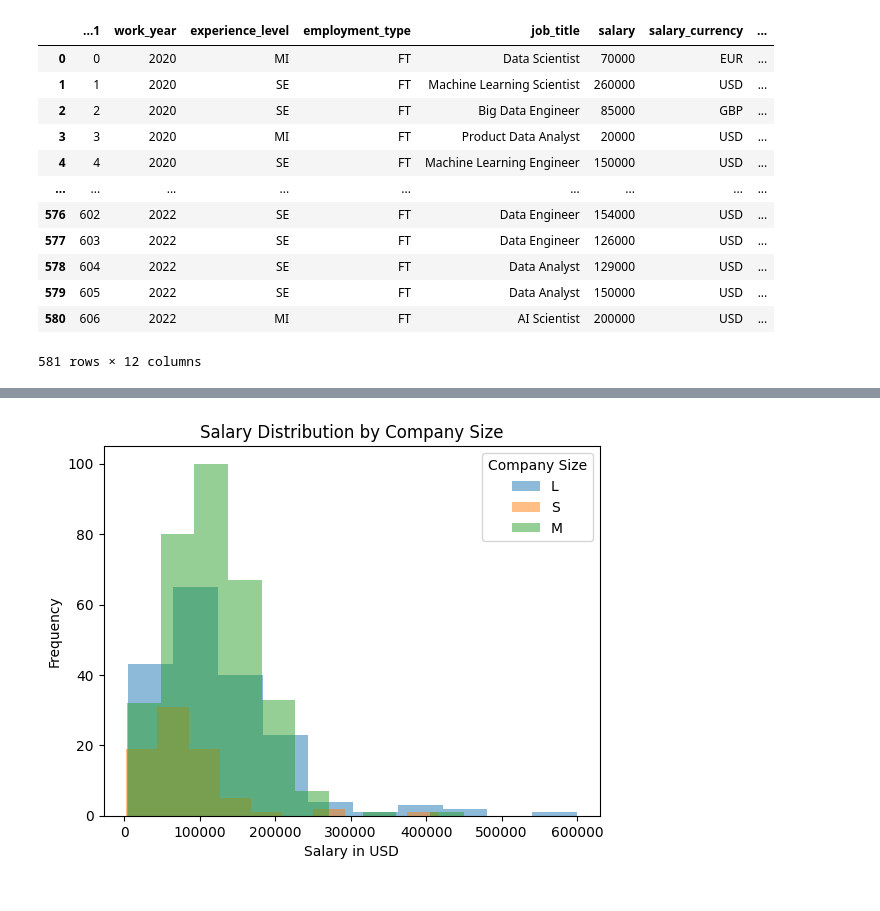
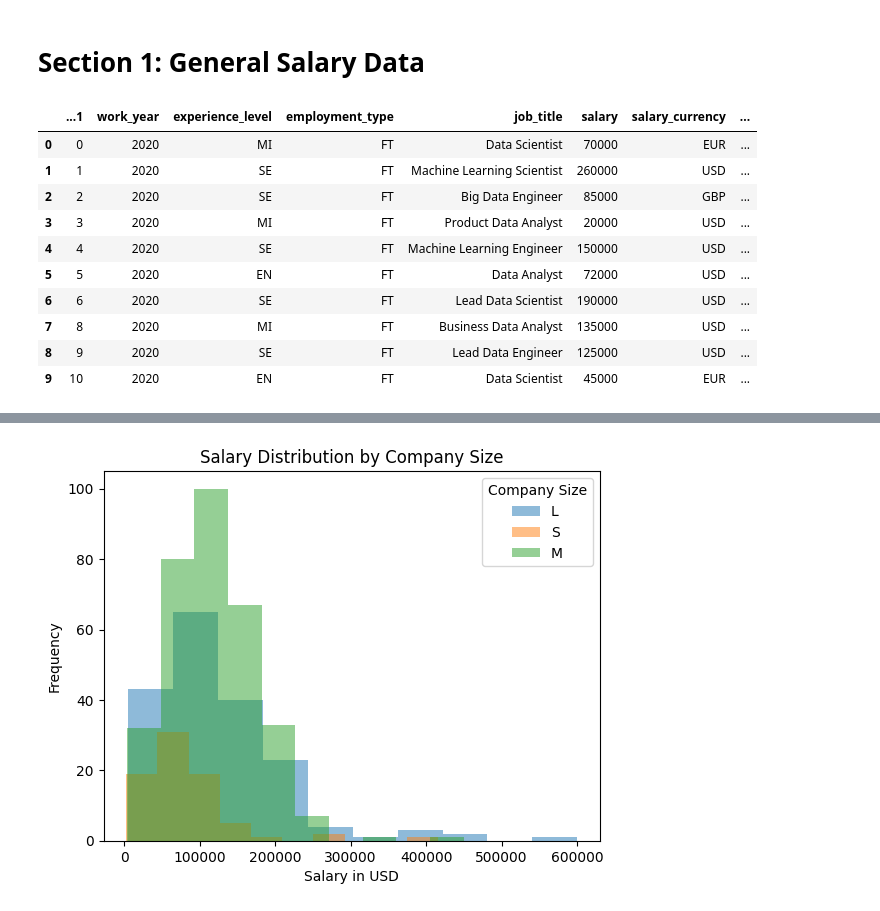
Before and after one commit to krewdreele/stat220labs, a Jupyter notebook: Untitled1.ipynb, the cells around one changed output, grey strips where cells are left out. Saved outputs shown, nothing was run; the diff lists cells and outputs as text; code cells hidden in the pictures.

Commit message:
add general data descriptions

```diff
--- a/Untitled1.ipynb
+++ b/Untitled1.ipynb
@@ -6,19 +8,19 @@ salaries = pd.read_csv("https://richardson.byu.edu/220/ds_salary.csv")
+# %% [markdown]
+# Section 1: General Salary Data
 # %%
-salaries
+salaries.head(10)
 
 #Analyze how data scientist salaries varies in relation to
 #EXPERIENCE (experience_level), COMPANY SIZE (company_size), and JOB (job_title)
 # %% [output]
 |  | ...1 | work_year | experience_level | employment_type | job_title | salary | salary_currency | ... |
 | 0 | 0 | 2020 | MI | FT | Data Scientist | 70000 | EUR | ... |
 | 1 | 1 | 2020 | SE | FT | Machine Learning Scientist | 260000 | USD | ... |
 | 2 | 2 | 2020 | SE | FT | Big Data Engineer | 85000 | GBP | ... |
 | 3 | 3 | 2020 | MI | FT | Product Data Analyst | 20000 | USD | ... |
 | 4 | 4 | 2020 | SE | FT | Machine Learning Engineer | 150000 | USD | ... |
-| ... | ... | ... | ... | ... | ... | ... | ... | ... |
-| 576 | 602 | 2022 | SE | FT | Data Engineer | 154000 | USD | ... |
-| 577 | 603 | 2022 | SE | FT | Data Engineer | 126000 | USD | ... |
-| 578 | 604 | 2022 | SE | FT | Data Analyst | 129000 | USD | ... |
-| 579 | 605 | 2022 | SE | FT | Data Analyst | 150000 | USD | ... |
-| 580 | 606 | 2022 | MI | FT | AI Scientist | 200000 | USD | ... |
+| 5 | 5 | 2020 | EN | FT | Data Analyst | 72000 | USD | ... |
+| 6 | 6 | 2020 | SE | FT | Lead Data Scientist | 190000 | USD | ... |
+| 7 | 8 | 2020 | MI | FT | Business Data Analyst | 135000 | USD | ... |
+| 8 | 9 | 2020 | SE | FT | Lead Data Engineer | 125000 | USD | ... |
+| 9 | 10 | 2020 | EN | FT | Data Scientist | 45000 | EUR | ... |
-581 rows × 12 columns
```
Also changed, not shown: parts of 6 cells of this notebook.
